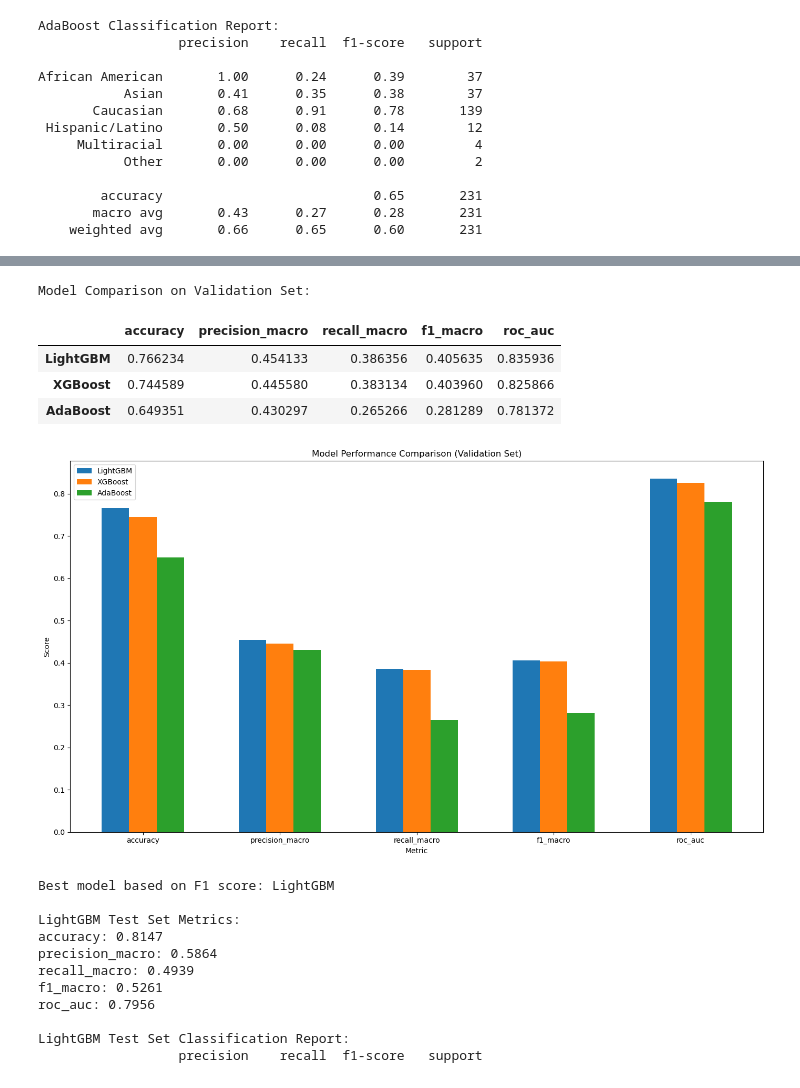
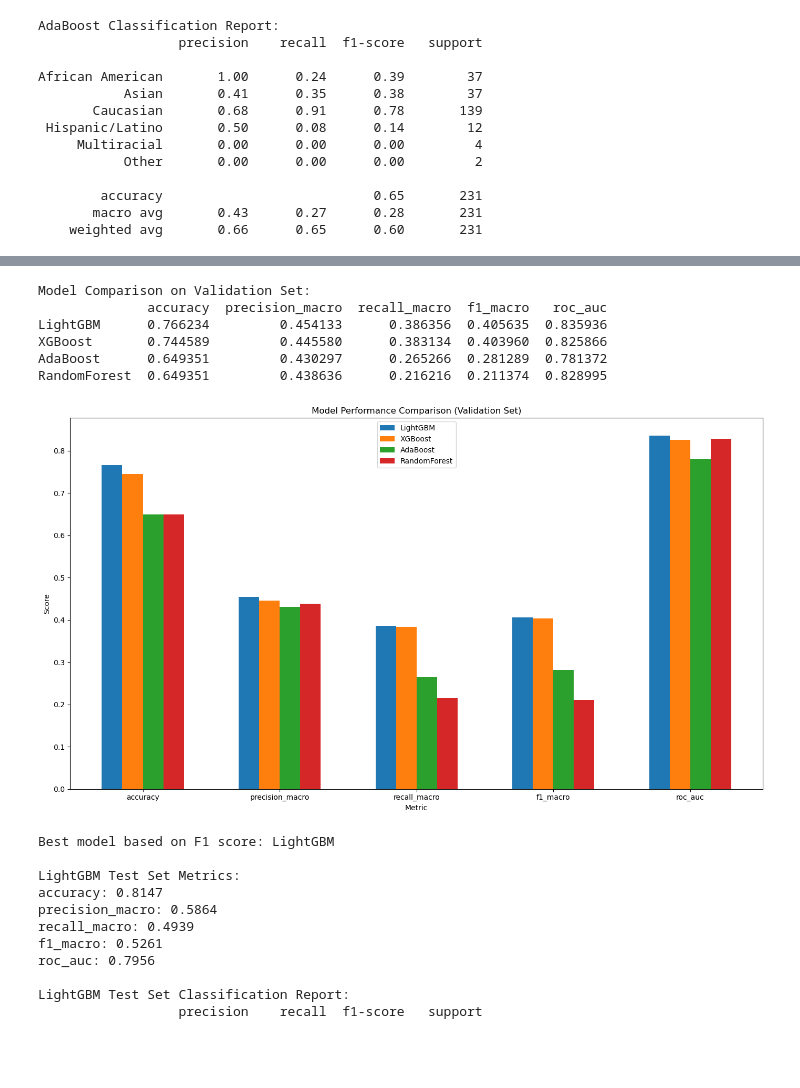
Before and after one commit to bikalfm/anushka_repo, a Jupyter notebook: Modelling-Ethnicity-ASV_all.ipynb, the cells around one changed output, grey strips where cells are left out. Saved outputs shown, nothing was run; the diff lists cells and outputs as text; code cells hidden in the pictures; blank space fills up the shorter version.

```diff
--- a/Modelling-Ethnicity-ASV_all.ipynb
+++ b/Modelling-Ethnicity-ASV_all.ipynb
@@ -208,7 +208,7 @@ Target classes: ['African American' 'Asian' 'Caucasian' 'Hispanic/Latino' 'Multi
 print("Training LightGBM model...")
 lgb_model = lgb.LGBMClassifier(
     n_estimators=100,
-    learning_rate=0.1,
+    learning_rate=0.2,
     max_depth=5,
     random_state=42
 )
@@ -349,0 +354,20 @@ African American       1.00      0.24      0.39        37
+# %%
+# New cell - Train Random Forest model
+# Train Random Forest model
+print("Training Random Forest model...")
+rf_model = RandomForestClassifier(
+    n_estimators=100,
+    max_depth=10,
+    min_samples_split=5,
+    min_samples_leaf=2,
+    random_state=42
+)
+rf_model.fit(X_dev_processed, y_dev_encoded)
+
+# Make predictions
+rf_val_pred = rf_model.predict(X_val_processed)
+rf_val_prob = rf_model.predict_proba(X_val_processed)
+
+# Evaluate Random Forest
+print("\nRandom Forest Classification Report:")
+print(classification_report(y_val_encoded, rf_val_pred, target_names=le.classes_))
@@ -350,25 +390,25 @@ African American       1.00      0.24      0.39        37
 # %%
-# Tenth cell - Compare models
-# Store models and their predictions
 models = {
     'LightGBM': lgb_model,
     'XGBoost': xgb_model,
-    'AdaBoost': ada_model
+    'AdaBoost': ada_model,
+    'RandomForest': rf_model
 }
 
 val_predictions = {
     'LightGBM': lgb_val_pred,
     'XGBoost': xgb_val_pred,
-    'AdaBoost': ada_val_pred
+    'AdaBoost': ada_val_pred,
+    'RandomForest': rf_val_pred
 }
 
 val_probabilities = {
     'LightGBM': lgb_val_prob,
     'XGBoost': xgb_val_prob,
-    'AdaBoost': ada_val_prob
+    'AdaBoost': ada_val_prob,
+    'RandomForest': rf_val_prob
 }
 
-# Calculate metrics for all models
 def calculate_metrics(y_true, y_pred, y_prob):
     accuracy = accuracy_score(y_true, y_pred)
     precision_macro = precision_score(y_true, y_pred, average='macro')
@@ -398,38 +438,37 @@ model_comparison = pd.DataFrame({
 
 # Display comparison
 print("Model Comparison on Validation Set:")
-model_comparison
+print(model_comparison)
 # %% [output]
 Model Comparison on Validation Set:
+              accuracy  precision_macro  recall_macro  f1_macro   roc_auc
+LightGBM      0.766234         0.454133      0.386356  0.405635  0.835936
+XGBoost       0.744589         0.445580      0.383134  0.403960  0.825866
+AdaBoost      0.649351         0.430297      0.265266  0.281289  0.781372
+RandomForest  0.649351         0.438636      0.216216  0.211374  0.828995
-|  | accuracy | precision_macro | recall_macro | f1_macro | roc_auc |
-| LightGBM | 0.766234 | 0.454133 | 0.386356 | 0.405635 | 0.835936 |
-| XGBoost | 0.744589 | 0.445580 | 0.383134 | 0.403960 | 0.825866 |
-| AdaBoost | 0.649351 | 0.430297 | 0.265266 | 0.281289 | 0.781372 |
 # %%
-# Eleventh cell - Visualize model comparison
-# Visualize model comparison
 metrics_to_plot = ['accuracy', 'precision_macro', 'recall_macro', 'f1_macro', 'roc_auc']
 plt.figure(figsize=(14, 8))
 
 # Create bar chart
-bar_width = 0.2
+bar_width = 0.15  # Reduced from 0.2 to fit all models
 x = np.arange(len(metrics_to_plot))
 
 for i, (model_name, model_metrics) in enumerate(metrics.items()):
     plt.bar(x + i*bar_width,
             [model_metrics[metric] for metric in metrics_to_plot],
             width=bar_width,
             label=model_name)
 
 plt.xlabel('Metric')
 plt.ylabel('Score')
 plt.title('Model Performance Comparison (Validation Set)')
-plt.xticks(x + bar_width, metrics_to_plot)
+plt.xticks(x + bar_width*1.5, metrics_to_plot)  # Center the x-axis labels
 plt.legend()
 plt.tight_layout()
 plt.show()
 # %% [output]
-[figure, old version]
+[figure, new version]
 # %%
 
 # Twelfth cell - Select best model and evaluate on test set
```
Also changed, not shown: parts of 8 cells of this notebook.
